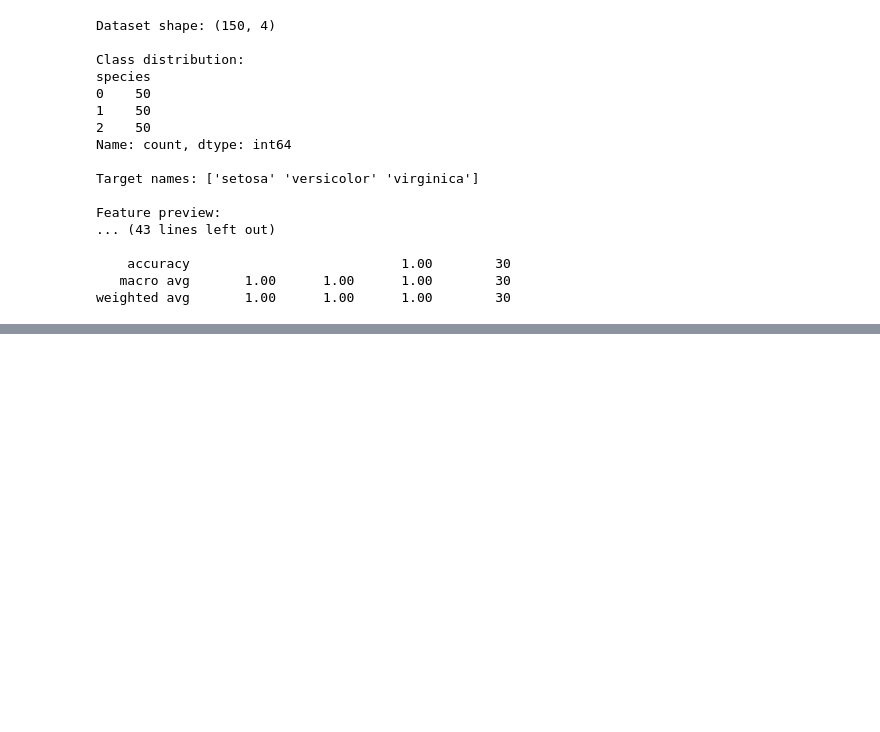
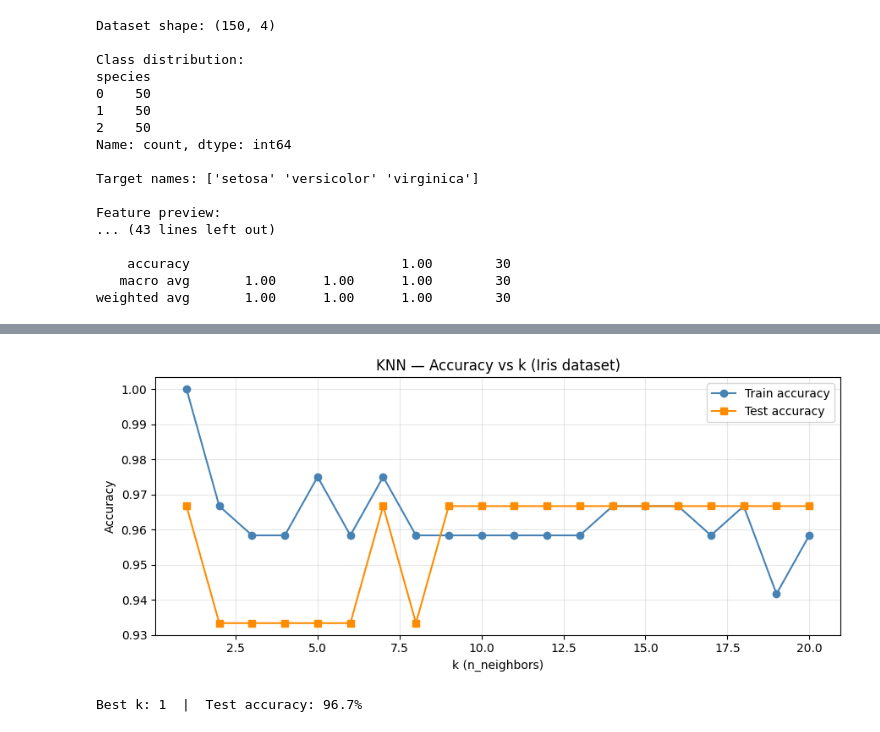
Before and after one commit to boluwatiseoyetunji-rgb/G5_Mindspire_Stemnestacademy, a Jupyter notebook: Projects.ipynb, the cells around one changed output, grey strips where cells are left out. Saved outputs shown, nothing was run; the diff lists cells and outputs as text; code cells hidden in the pictures; blank space fills up the shorter version.

```diff
--- a/Projects.ipynb
+++ b/Projects.ipynb
@@ -394,0 +439,28 @@ weighted avg       1.00      1.00      1.00        30
+# %%
+# Vary k from 1 to 20 and plot train and test accuracy
+k_values = range(1, 21)
+train_accs, test_accs = [], []
+
+for k in k_values:
+    pipe = Pipeline([('sc', StandardScaler()), ('knn', KNeighborsClassifier(n_neighbors=k))])
+    pipe.fit(X_train, y_train)
+    train_accs.append(accuracy_score(y_train, pipe.predict(X_train)))
+    test_accs.append(accuracy_score(y_test,  pipe.predict(X_test)))
+
+plt.figure(figsize=(9, 4))
+plt.plot(k_values, train_accs, 'o-', label='Train accuracy', color='steelblue')
+plt.plot(k_values, test_accs,  's-', label='Test accuracy',  color='darkorange')
+plt.xlabel('k (n_neighbors)'); plt.ylabel('Accuracy')
+plt.title('KNN — Accuracy vs k (Iris dataset)')
+plt.legend(); plt.grid(alpha=0.3); plt.tight_layout()
+plt.savefig('knn_k_comparison.png', dpi=100); plt.show()
+
+best_k = k_values[test_accs.index(max(test_accs))]
+print(f'Best k: {best_k}  |  Test accuracy: {max(test_accs):.1%}')
+
+# Write in notebook:
+# 'At k=1: train accuracy=[X], test accuracy=[Y]. Gap=[Z%] — this indicates overfitting.'
+# 'Best k=[W]. Above k=[P] the accuracy decreases because...'
+# %% [output]
+[figure, added]
+Best k: 1  |  Test accuracy: 96.7%
```
Also changed, not shown: parts of 1 cell of this notebook.
